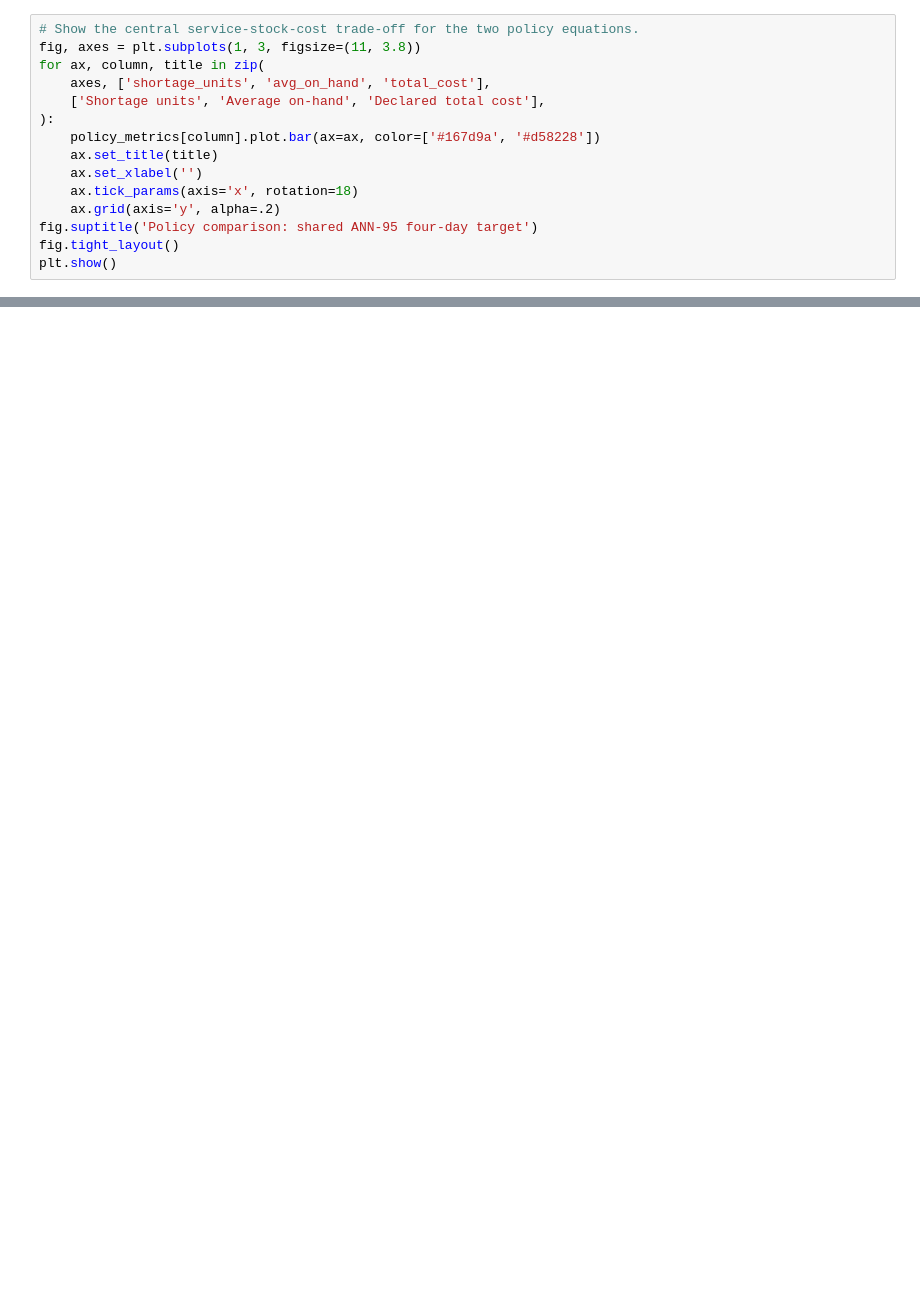
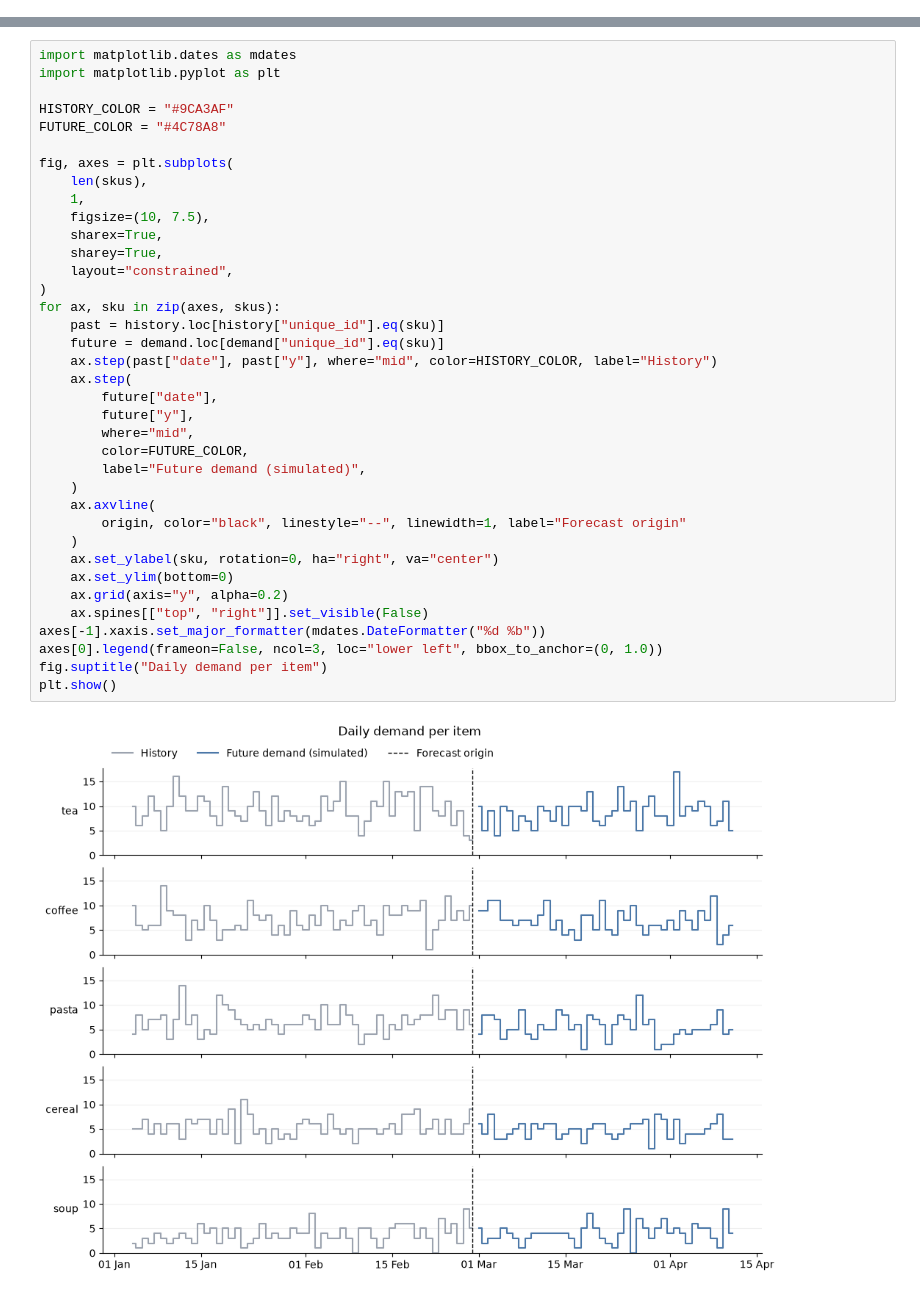
Before and after one commit to FilTheo/stockcast, a Jupyter notebook: examples/notebooks/06_fair_forecast_and_policy_comparisons.ipynb, the cells around one changed output, grey strips where cells are left out. Drawn from its saved outputs; the diff is of its cells as text; blank space fills up the shorter version.

```diff
--- a/examples/notebooks/06_fair_forecast_and_policy_comparisons.ipynb
+++ b/examples/notebooks/06_fair_forecast_and_policy_comparisons.ipynb
@@ -647,15 +0,0 @@ ANN 95% + (s,Q)      0.923            32.3        6.318        406.0     280.820
-# %%
-# Show the central service-stock-cost trade-off for the two policy equations.
-fig, axes = plt.subplots(1, 3, figsize=(11, 3.8))
-for ax, column, title in zip(
-    axes, ['shortage_units', 'avg_on_hand', 'total_cost'],
-    ['Shortage units', 'Average on-hand', 'Declared total cost'],
-):
-    policy_metrics[column].plot.bar(ax=ax, color=['#167d9a', '#d58228'])
-    ax.set_title(title)
-    ax.set_xlabel('')
-    ax.tick_params(axis='x', rotation=18)
-    ax.grid(axis='y', alpha=.2)
-fig.suptitle('Policy comparison: shared ANN-95 four-day target')
-fig.tight_layout()
-plt.show()
@@ -876,0 +54,39 @@ For your own experiment: fix the demand path and opening state; preserve forecas
+# %%
+import matplotlib.dates as mdates
+import matplotlib.pyplot as plt
+
+HISTORY_COLOR = "#9CA3AF"
+FUTURE_COLOR = "#4C78A8"
+
+fig, axes = plt.subplots(
+    len(skus),
+    1,
+    figsize=(10, 7.5),
+    sharex=True,
+    sharey=True,
+    layout="constrained",
+)
+for ax, sku in zip(axes, skus):
+    past = history.loc[history["unique_id"].eq(sku)]
+    future = demand.loc[demand["unique_id"].eq(sku)]
+    ax.step(past["date"], past["y"], where="mid", color=HISTORY_COLOR, label="History")
+    ax.step(
+        future["date"],
+        future["y"],
+        where="mid",
+        color=FUTURE_COLOR,
+        label="Future demand (simulated)",
+    )
+    ax.axvline(
+        origin, color="black", linestyle="--", linewidth=1, label="Forecast origin"
+    )
+    ax.set_ylabel(sku, rotation=0, ha="right", va="center")
+    ax.set_ylim(bottom=0)
+    ax.grid(axis="y", alpha=0.2)
+    ax.spines[["top", "right"]].set_visible(False)
+axes[-1].xaxis.set_major_formatter(mdates.DateFormatter("%d %b"))
+axes[0].legend(frameon=False, ncol=3, loc="lower left", bbox_to_anchor=(0, 1.0))
+fig.suptitle("Daily demand per item")
+plt.show()
+# %% [output]
+[figure, added]
```
Also changed, not shown: parts of 81 cells of this notebook.
